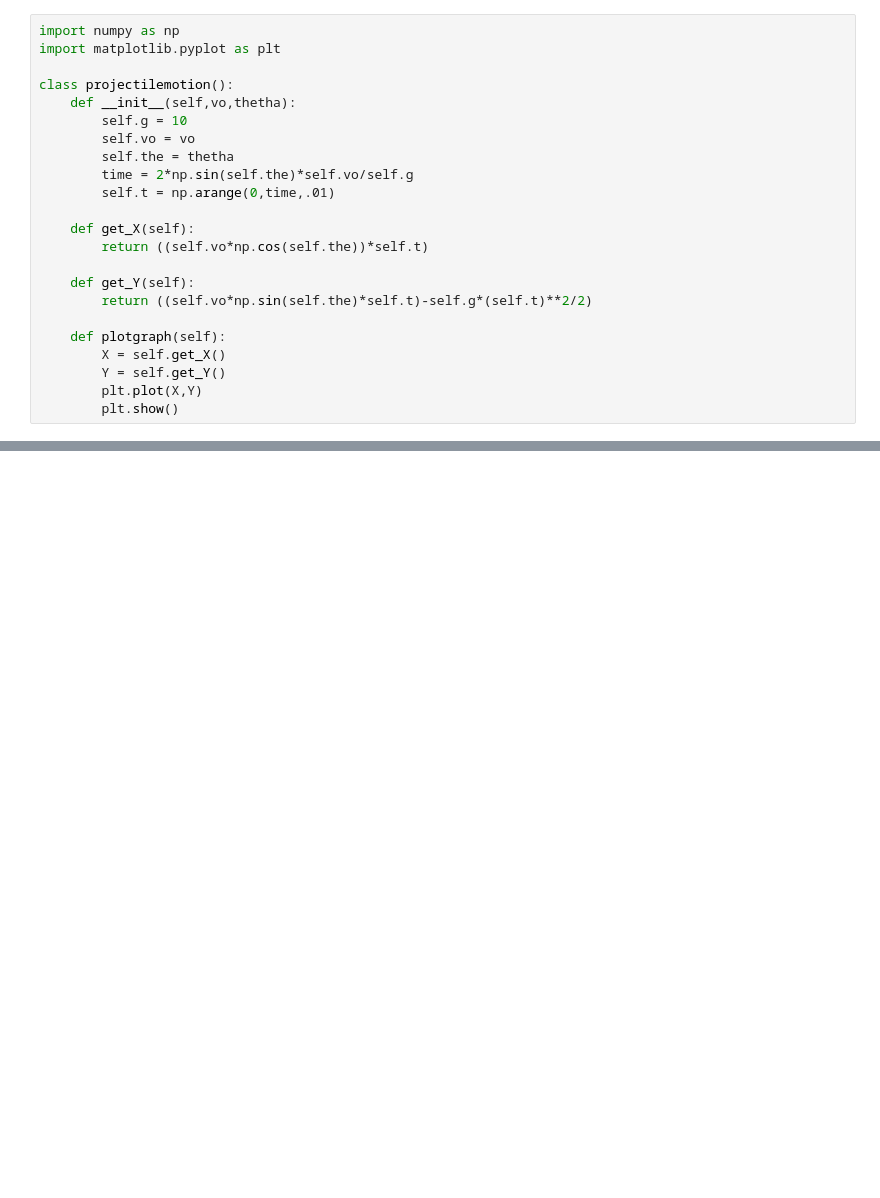
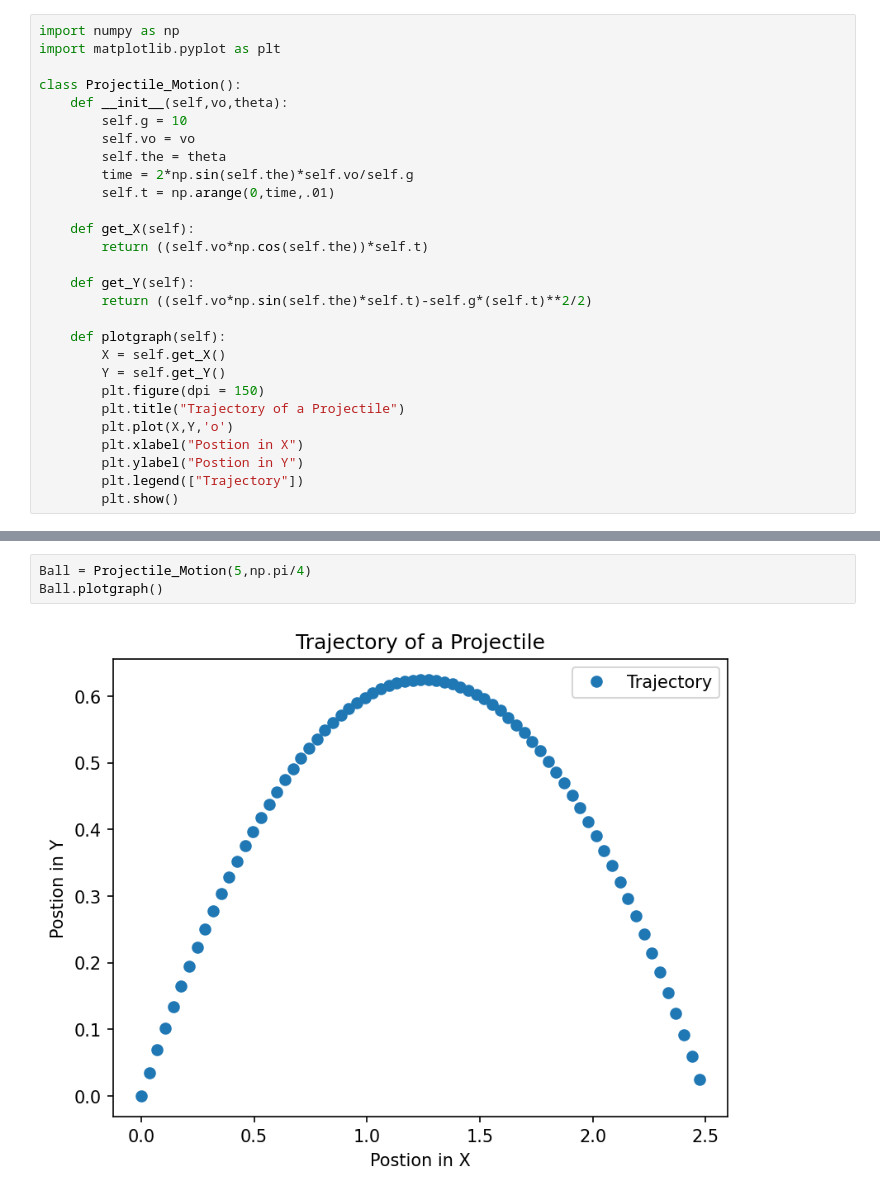
Before and after one commit to Sarthak-G0yal/learning_projects, a Jupyter notebook: Interactive_python/BatonProjectileMotion.ipynb, the cells around one changed output, grey strips where cells are left out. Drawn from its saved outputs; the diff is of its cells as text; blank space fills up the shorter version.

```diff
--- a/Interactive_python/BatonProjectileMotion.ipynb
+++ b/Interactive_python/BatonProjectileMotion.ipynb
@@ -5,11 +17,11 @@ In this Program we will be solving the baton problem using python and also visua
 import numpy as np
 import matplotlib.pyplot as plt
 
-class projectilemotion():
-    def __init__(self,vo,thetha):
+class Projectile_Motion():
+    def __init__(self,vo,theta):
         self.g = 10
         self.vo = vo
-        self.the = thetha
+        self.the = theta
         time = 2*np.sin(self.the)*self.vo/self.g
         self.t = np.arange(0,time,.01)
 
@@ -22,5 +34,10 @@ class projectilemotion():
     def plotgraph(self):
         X = self.get_X()
         Y = self.get_Y()
-        plt.plot(X,Y)
+        plt.figure(dpi = 150)
+        plt.title("Trajectory of a Projectile")
+        plt.plot(X,Y,'o')
+        plt.xlabel("Postion in X")
+        plt.ylabel("Postion in Y")
+        plt.legend(["Trajectory"])
         plt.show()
@@ -26,0 +52,5 @@ class projectilemotion():
+# %%
+Ball = Projectile_Motion(5,np.pi/4)
+Ball.plotgraph()
+# %% [output]
+[figure, added]
```
Also changed, not shown: parts of 8 cells of this notebook.
